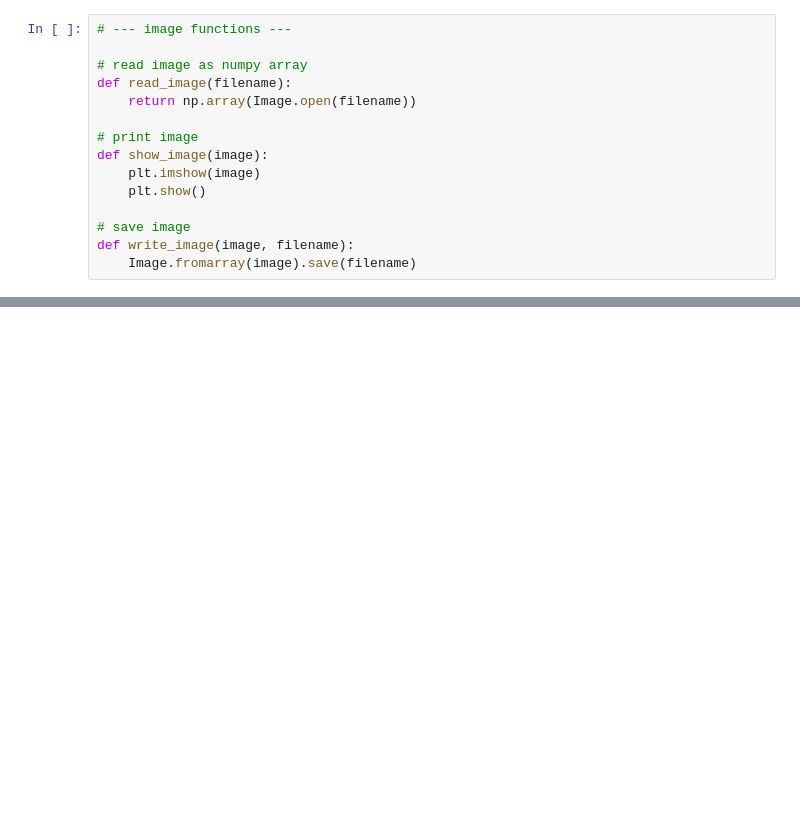
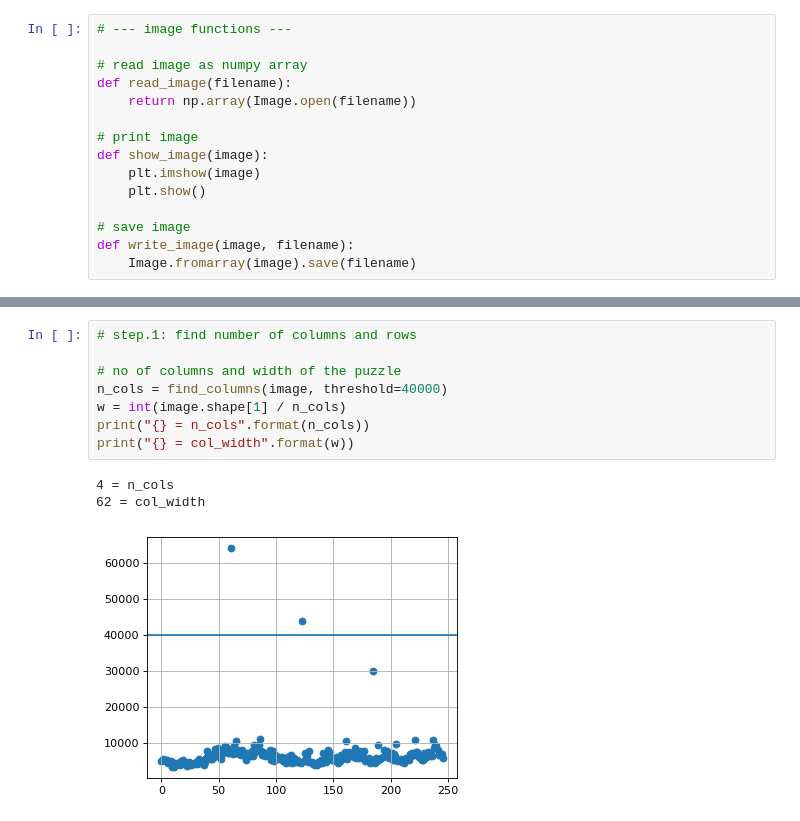
Before and after one commit to Anirudh4583/CS362, a Jupyter notebook: jigsaw/jigsaw_solver.ipynb, the cells around one changed output, grey strips where cells are left out. Saved outputs shown, nothing was run; the diff lists cells and outputs as text; blank space fills up the shorter version.

```diff
--- a/jigsaw/jigsaw_solver.ipynb
+++ b/jigsaw/jigsaw_solver.ipynb
@@ -96,0 +205,12 @@ def fp_finder(cost_mat_left_right, cost_mat_up_down):
+# %%
+# step.1: find number of columns and rows
+
+# no of columns and width of the puzzle
+n_cols = find_columns(image, threshold=40000)
+w = int(image.shape[1] / n_cols)
+print("{} = n_cols".format(n_cols))
+print("{} = col_width".format(w))
+# %% [output]
+4 = n_cols
+62 = col_width
+[figure, added]
```
Also changed, not shown: parts of 12 cells of this notebook, 4 other files.
